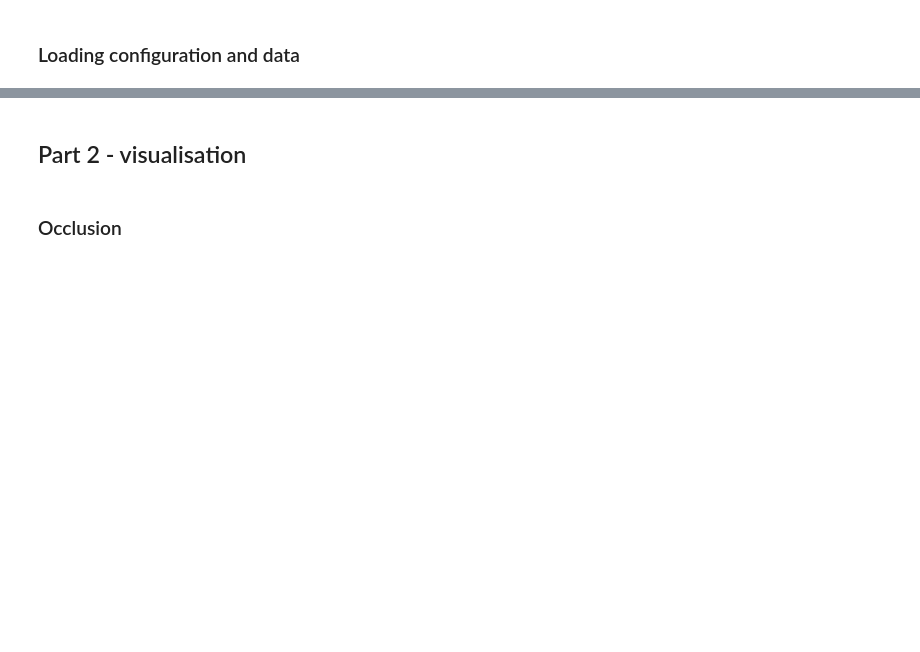
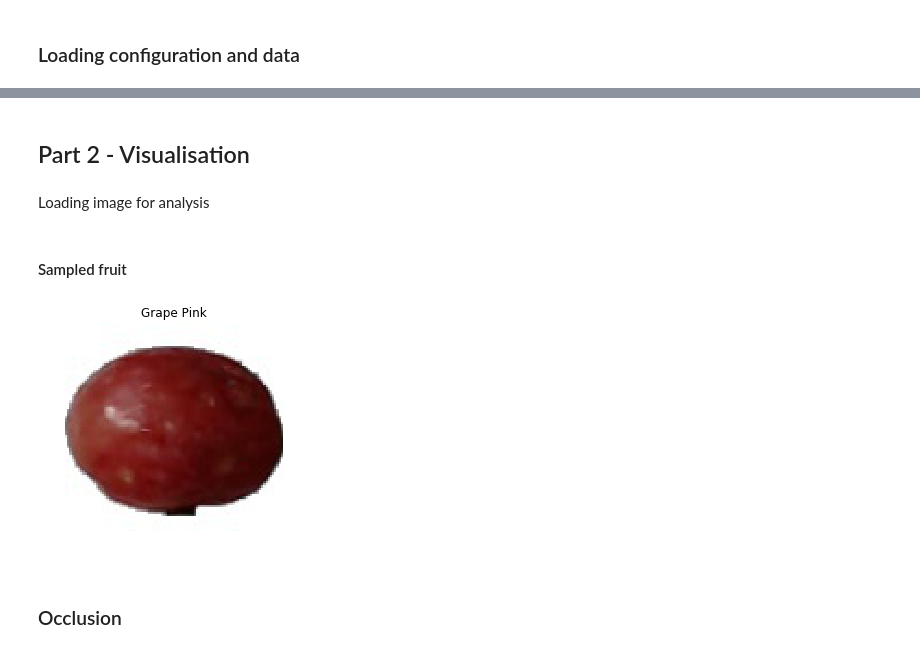
Before and after one commit to mkfilipiuk/DNN_assignment_1, a Jupyter notebook: mf385423_assignment_1.ipynb, the cells around one changed output, grey strips where cells are left out. Drawn from its saved outputs; the diff is of its cells as text; code cells hidden in the pictures; blank space fills up the shorter version.

```diff
--- a/mf385423_assignment_1.ipynb
+++ b/mf385423_assignment_1.ipynb
@@ -49,4 +50,6 @@ Finished Training
 # %% [markdown]
-## Part 2 - visualisation
+## Part 2 - Visualisation
+# %% [markdown]
+Loading image for analysis
 # %%
 train_class_to_id, train_set_loader = load_dataset(config["DATA_PATH"] + config["TRAIN_PATH"], batch_size=1)
@@ -54,2 +59,8 @@ images, labels = iter(train_set_loader).next()
+# %% [markdown]
+#### Sampled fruit
+# %%
+imshow(torchvision.utils.make_grid(images[0]), title=fruit_name)
+# %% [output]
+[figure, added]
 # %% [markdown]
 ### Occlusion
```
Also changed, not shown: parts of 41 cells of this notebook, 3 other files.
